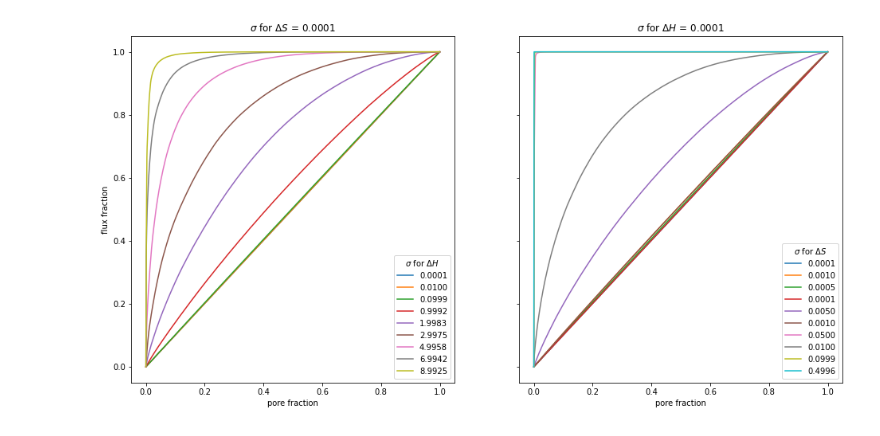
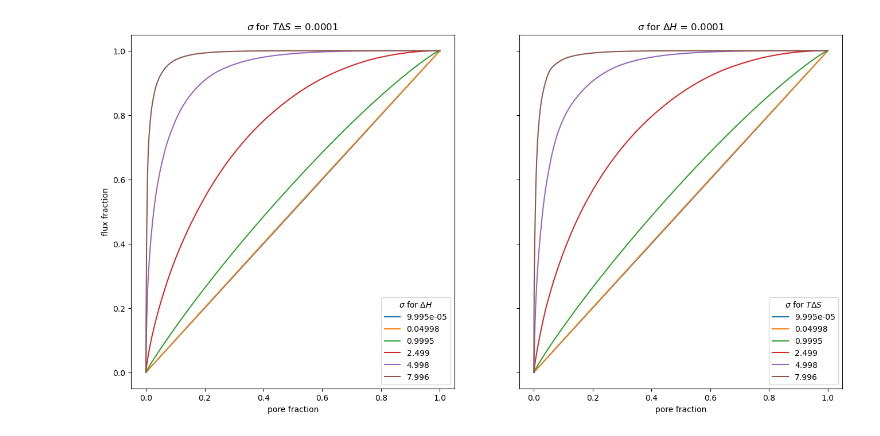
Before and after one commit to schwinns/eyring_model, a Jupyter notebook: barrier_variance.ipynb, the cells around one changed output. Saved outputs shown, nothing was run; the diff lists cells and outputs as text; code cells hidden in the pictures.

```diff
--- a/barrier_variance.ipynb
+++ b/barrier_variance.ipynb
@@ -127,39 +122,39 @@ fig, ax = plt.subplots(1,2, figsize=(16,8), sharey=True)
 s = dS_sigs[0]
 df1 = df[df['dS sigma'] == s]
 models = np.sort([a for a in df1['model'].value_counts().index])
-ax[0].set_title(f'$\sigma$ for $\Delta S$ = {s}')
+ax[0].set_title(f'$\sigma$ for $T\Delta S$ = {300*s:.4g}')
 
-for m in tqdm(models[::4]):
+for m in tqdm(models[::3]):
     df2 = df1[df1.model == m].sort_values('permeability percent', ascending=False)
     n_paths = df2.paths.max()
 
     df2['flux fraction'] = df2['permeability percent'].cumsum() / 100
     df2['pore fraction'] = np.arange(1,n_paths+1) / n_paths
     df2.loc[len(df2.index)] = [0,0,0,0,0,m,0,0] # add zero row for ROC curve
 
     sns.lineplot(data=df2, x='pore fraction', y='flux fraction', ax=ax[0],
-                 label=f"{df2['dH sigma'].mean():.4f}")
+                 label=f"{df2['dH sigma'].mean():.4g}")
 
 
 ax[0].legend(title='$\sigma$ for $\Delta H$');
 
 s = dH_sigs[0]
 df1 = df[df['dH sigma'] == s]
 models = np.sort([a for a in df1['model'].value_counts().index])
 ax[1].set_title(f'$\sigma$ for $\Delta H$ = {s}')
 
-for m in tqdm(models[:-2]):
+for m in tqdm(models[::3]):
     df2 = df1[df1.model == m].sort_values('permeability percent', ascending=False)
     n_paths = df2.paths.max()
 
     df2['flux fraction'] = df2['permeability percent'].cumsum() / 100
     df2['pore fraction'] = np.arange(1,n_paths+1) / n_paths
     df2.loc[len(df2.index)] = [0,0,0,0,0,m,0,0] # add zero row for ROC curve
 
     sns.lineplot(data=df2, x='pore fraction', y='flux fraction', ax=ax[1],
-                 label=f"{df2['dS sigma'].mean():.4f}")
+                 label=f"{300*df2['dS sigma'].mean():.4g}")
 
 
-ax[1].legend(title='$\sigma$ for $\Delta S$');
+ax[1].legend(title='$\sigma$ for $T\Delta S$');
 # %% [output]
-[figure, old version]
+[figure, new version]
```
Also changed, not shown: parts of 9 cells of this notebook, 17 other files.
